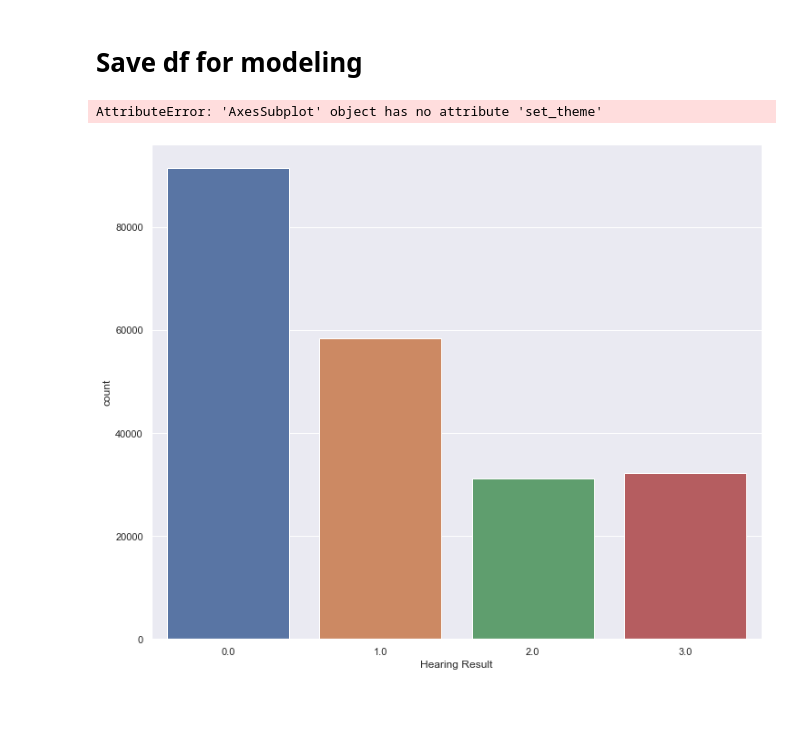
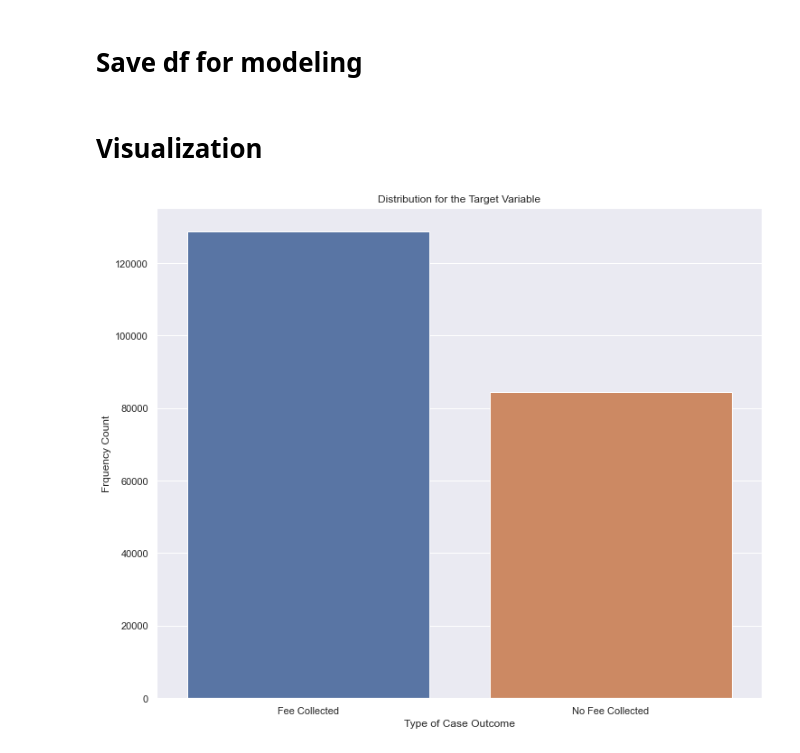
Before and after one commit to allisongao4015/oath_cases, a Jupyter notebook: 2ndNotebook.ipynb, the cells around one changed output. Saved outputs shown, nothing was run; the diff lists cells and outputs as text; code cells hidden in the pictures; blank space fills up the shorter version.

```diff
--- a/2ndNotebook.ipynb
+++ b/2ndNotebook.ipynb
@@ -1177,9 +1162,9 @@ def filter_respondent_test(element):
     for word in key_words_last_name:
 
         if word in element:
-            return "Commerical"
-        else:
-            return "Person"
+            return "Commercial"
+
+    return "Person"
 # %%
 df["Respondent Status"] = df["Respondent Last Name"].apply(filter_respondent_test)
 # %%
@@ -1691,2 +1636,0 @@ Name: Zip Code, Length: 178, dtype: object
-# %%
-merged_train_df["Respondent Address (Zip Code)"] = merged_train_df["Respondent Address (Zip Code)"].replace("''", )
@@ -1721,2 +1636,0 @@ print(zip_nb['Zip Code'].unique())
-# %%
-merged_train_df["NYC_Status"] = np.where(merged_train_df["Respondent Address (Zip Code)"].isin(testing), "NYC", "Other")
@@ -1737,2 +1636,0 @@ def NYC_Status(element):
-# %%
-merged_train_df["NYC"] = merged_train_df["Respondent Address (Zip Code)"].apply(NYC_Status)
@@ -2084,17 +1857,17 @@ len(zip_df["Zip Code"].unique())
 # Save df for modeling
 # %%
 merged_train_df.to_csv('merged_train_df.csv')
+# %% [markdown]
+# Visualization
 # %%
 fig,axes = plt.subplots(figsize=(12,10))
 
-
-sns.countplot(x='Hearing Result', data=merged_train_df).set_theme(style="darkgrid")
-
+sns.set_theme(style="darkgrid")
+sns.countplot(x='Hearing Result', data=merged_train_df)
 axes.set_title("Distribution for the Target Variable")
 axes.set_xlabel("Type of Case Outcome")
 axes.set_ylabel("Frquency Count")
-axes.set(xticklabels=["Written Off", "Defaulted", "Case Dismissed", "Guilty"])
+axes.set(xticklabels=["Fee Collected", "No Fee Collected"])
 fig.savefig("target distribution.png")
 # %% [output]
-AttributeError: 'AxesSubplot' object has no attribute 'set_theme'
-[figure, old version]
+[figure, new version]
```
Also changed, not shown: parts of 41 cells of this notebook.
